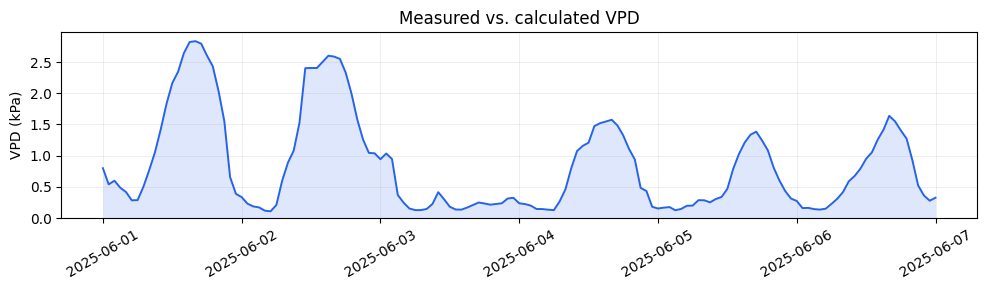
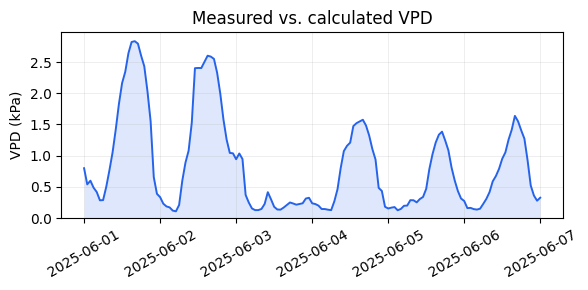
Code edit (unified diff) that turned the first committed figure into the second:
--- before
+++ after
@@ -2,5 +2,5 @@
 df_h['VPD_calc'] = ms.vapor_pressure_deficit(df_h['TEMP2MAVG'], df_h['RELHUM2MAVG'])
 
-fig, ax = plt.subplots(figsize=(10, 3))
+fig, ax = plt.subplots(figsize=(6, 3))
 ms.plot_vpd(ax, df_h, variables=['VPD_calc'])
 ax.set_title('Measured vs. calculated VPD')

Commit: Uploaded files for v0.1.3